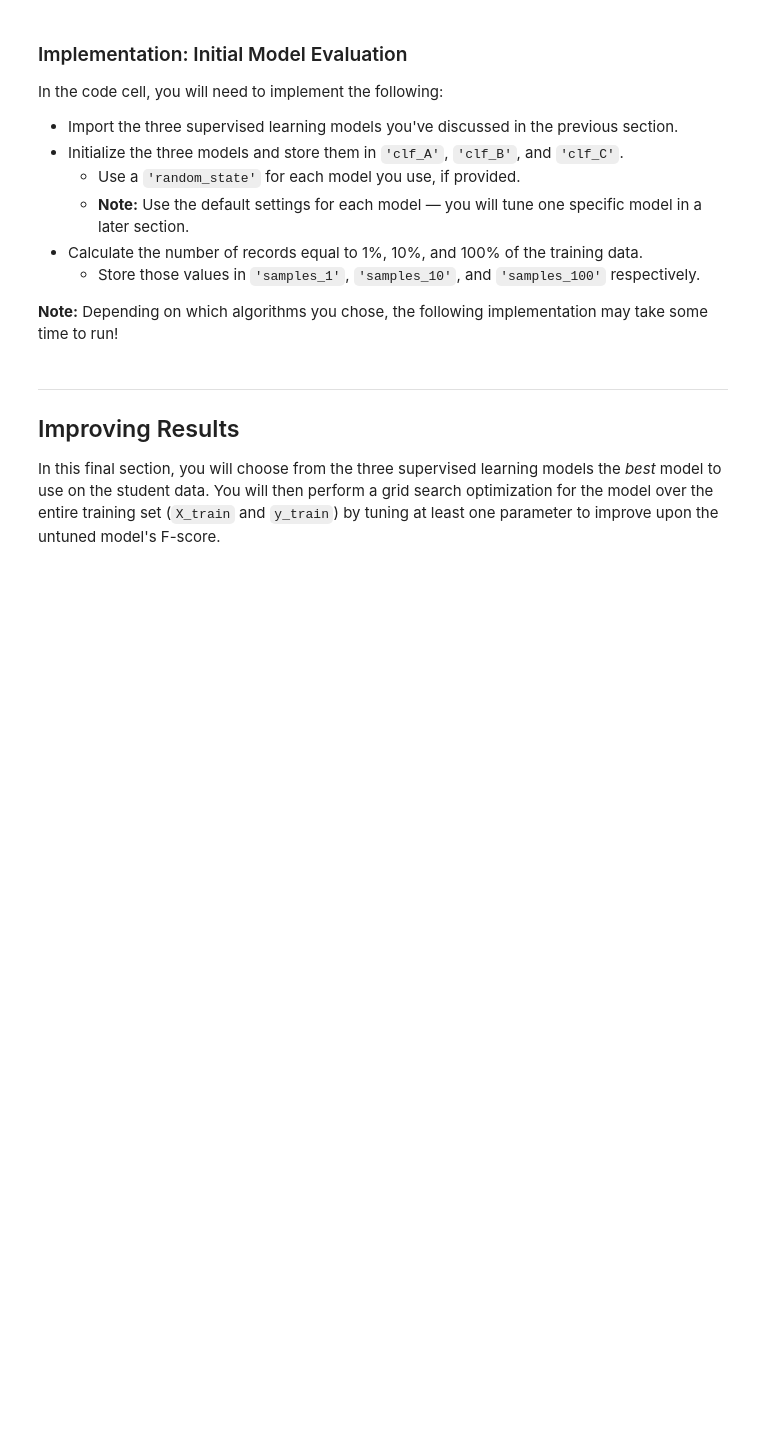
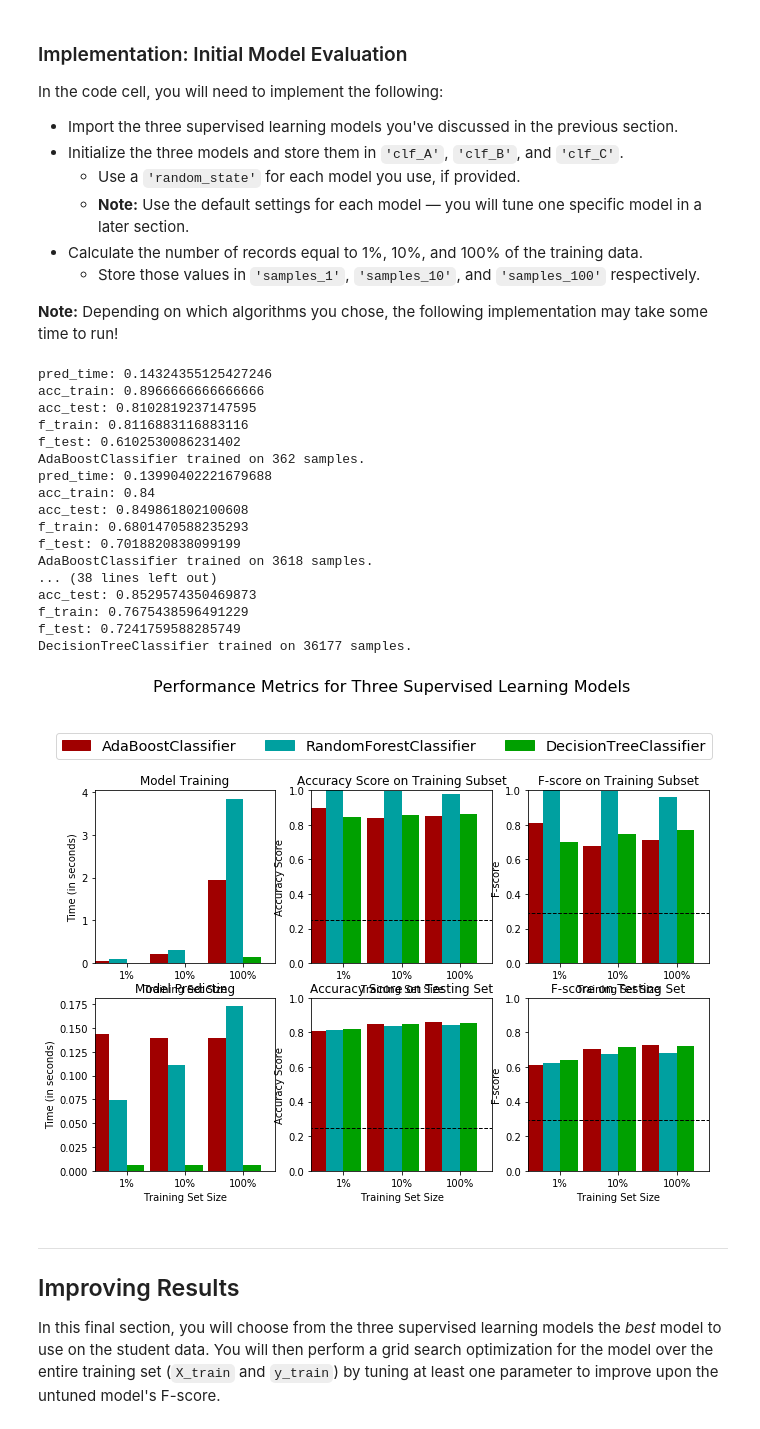
Before and after one commit to vasilkosturski/udacity-ml-intro, a Jupyter notebook: supervised-learning/finding-donors/finding_donors.ipynb, the cells around one changed output. Cells and saved outputs as stored; diff of their text form; code cells hidden in the pictures; blank space fills up the shorter version.

Commit message:
Added more models for evaluation

```diff
--- a/supervised-learning/finding-donors/finding_donors.ipynb
+++ b/supervised-learning/finding-donors/finding_donors.ipynb
@@ -396,37 +396,63 @@ In the code cell, you will need to implement the following:
 **Note:** Depending on which algorithms you chose, the following implementation may take some time to run!
 # %%
 # TODO: Import the three supervised learning models from sklearn
-from sklearn.ensemble import RandomForestClassifier, AdaBoostClassifier
+from sklearn.ensemble import BaggingClassifier, RandomForestClassifier, AdaBoostClassifier
 from sklearn.svm import SVC
+from sklearn.tree import DecisionTreeClassifier
+from sklearn.naive_bayes import MultinomialNB
+from sklearn.linear_model import LinearRegression
+from sklearn.preprocessing import PolynomialFeatures
 
 # TODO: Initialize the three models
 clf_A = AdaBoostClassifier()
 clf_B = RandomForestClassifier()
-clf_C = None
+clf_C = DecisionTreeClassifier(max_depth = 7, min_samples_leaf = 10)
+clf_D = MultinomialNB()
 
+# BaggingClassifier(n_estimators=200) - also slow, not a big improvement
+# SVC(kernel='poly', degree=3, C=0.1) - not bad but takes long again
 # SVC(kernel='rbf', gamma=1) - takes too long for the full set
 
 # TODO: Calculate the number of samples for 1%, 10%, and 100% of the training data
 # HINT: samples_100 is the entire training set i.e. len(y_train)
 # HINT: samples_10 is 10% of samples_100 (ensure to set the count of the values to be `int` and not `float`)
 # HINT: samples_1 is 1% of samples_100 (ensure to set the count of the values to be `int` and not `float`)
 samples_100 = round(len(y_train))
 samples_10 = round(samples_100 / 10)
 samples_1 = round(samples_100 / 100)
 
 # Collect results on the learners
 results = {}
 # for clf in [clf_A, clf_B, clf_C]:
-for clf in [clf_A, clf_B]:
+for clf in [clf_A, clf_B, clf_C]:
     clf_name = clf.__class__.__name__
     results[clf_name] = {}
     #for i, samples in enumerate([samples_1, samples_10, samples_100]):
     for i, samples in enumerate([samples_1, samples_10, samples_100]):
         results[clf_name][i] = \
         train_predict(clf, samples, X_train, y_train, X_test, y_test)
 
 # Run metrics visualization for the three supervised learning models chosen
 vs.evaluate(results, accuracy, fscore)
+# %% [output]
+pred_time: 0.14324355125427246
+acc_train: 0.8966666666666666
+acc_test: 0.8102819237147595
+f_train: 0.8116883116883116
+f_test: 0.6102530086231402
+AdaBoostClassifier trained on 362 samples.
+pred_time: 0.13990402221679688
+acc_train: 0.84
+acc_test: 0.849861802100608
+f_train: 0.6801470588235293
+f_test: 0.7018820838099199
+AdaBoostClassifier trained on 3618 samples.
+... (38 lines left out)
+acc_test: 0.8529574350469873
+f_train: 0.7675438596491229
+f_test: 0.7241759588285749
+DecisionTreeClassifier trained on 36177 samples.
+[figure, added]
 # %% [markdown]
 ----
 ## Improving Results
```
Also changed, not shown: parts of 1 cell of this notebook.
